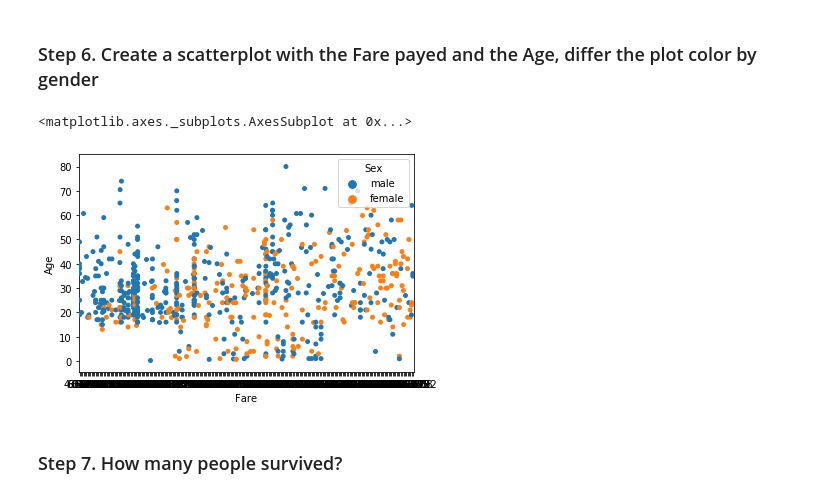
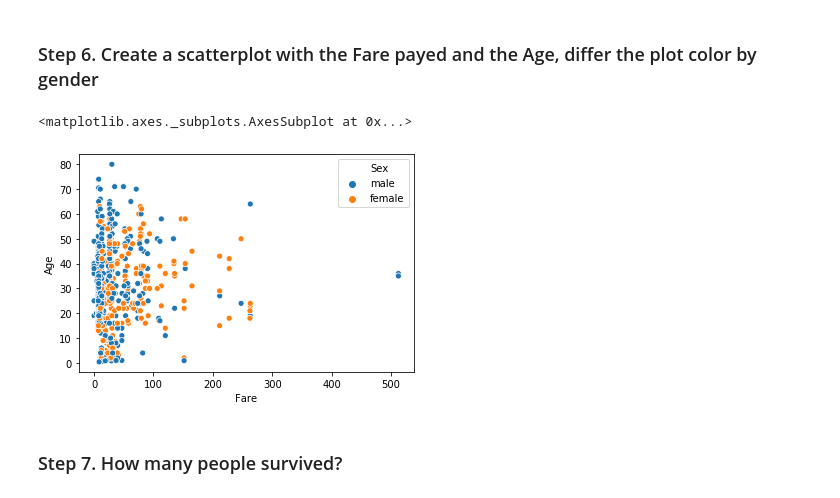
Before and after one commit to jinlin82/2020-python-learning-master, a Jupyter notebook: Week4-Pandas/lmk/pandas_exercises_with_data/07_Visualization/Titanic_Desaster/Exercises.ipynb, the cells around one changed output. Saved outputs shown, nothing was run; the diff lists cells and outputs as text; code cells hidden in the pictures.

```diff
--- a/Week4-Pandas/lmk/pandas_exercises_with_data/07_Visualization/Titanic_Desaster/Exercises.ipynb
+++ b/Week4-Pandas/lmk/pandas_exercises_with_data/07_Visualization/Titanic_Desaster/Exercises.ipynb
@@ -58,10 +58,10 @@ plt.pie(data,labels=['male','female'],autopct='%1.1f%%')
 # %% [markdown]
 ### Step 6. Create a scatterplot with the Fare payed and the Age, differ the plot color by gender
 # %%
-sns.stripplot(x='Fare',y='Age',hue='Sex',data=titanic,jitter=True)
+sns.scatterplot(x='Fare',y='Age',hue='Sex',data=titanic)
 # %% [output]
 <matplotlib.axes._subplots.AxesSubplot at 0x...>
-[figure, old version]
+[figure, new version]
 # %% [markdown]
 ### Step 7. How many people survived?
 # %%
```
Also changed, not shown: 10 other files.
